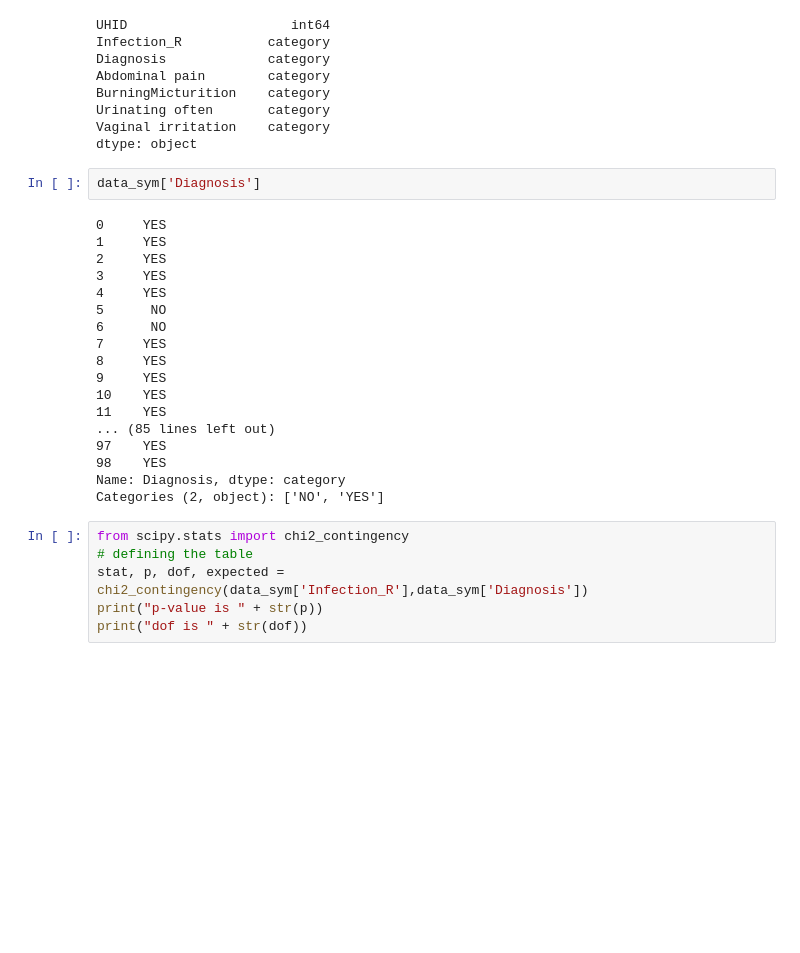
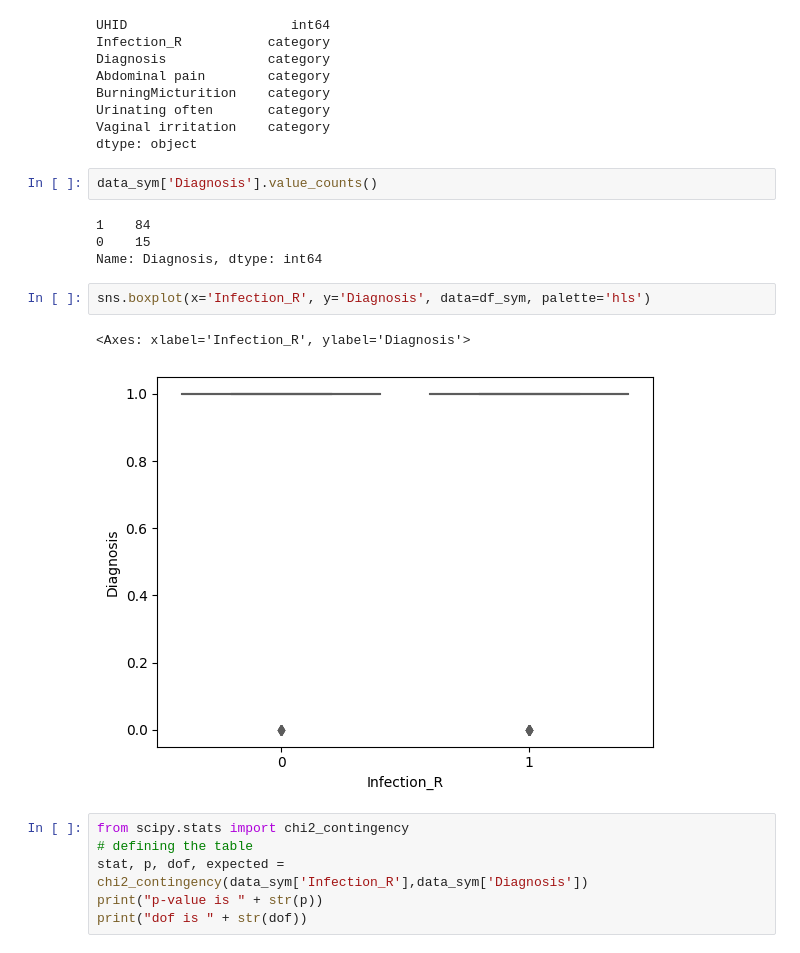
Before and after one commit to neeliit/DiagnosticsPy, a Jupyter notebook: comparision.ipynb, the cells around one changed output. Drawn from its saved outputs; the diff is of its cells as text; blank space fills up the shorter version.

```diff
--- a/comparision.ipynb
+++ b/comparision.ipynb
@@ -709,25 +717,16 @@ Urinating often       category
 Vaginal irritation    category
 dtype: object
 # %%
-data_sym['Diagnosis']
+data_sym['Diagnosis'].value_counts()
 # %% [output]
-0     YES
-1     YES
-2     YES
-3     YES
-4     YES
-5      NO
-6      NO
-7     YES
-8     YES
-9     YES
-10    YES
-11    YES
-... (85 lines left out)
-97    YES
-98    YES
-Name: Diagnosis, dtype: category
-Categories (2, object): ['NO', 'YES']
+1    84
+0    15
+Name: Diagnosis, dtype: int64
+# %%
+sns.boxplot(x='Infection_R', y='Diagnosis', data=df_sym, palette='hls')
+# %% [output]
+<Axes: xlabel='Infection_R', ylabel='Diagnosis'>
+[figure, added]
 # %%
 from scipy.stats import chi2_contingency
 # defining the table
```
Also changed, not shown: parts of 17 cells of this notebook.
